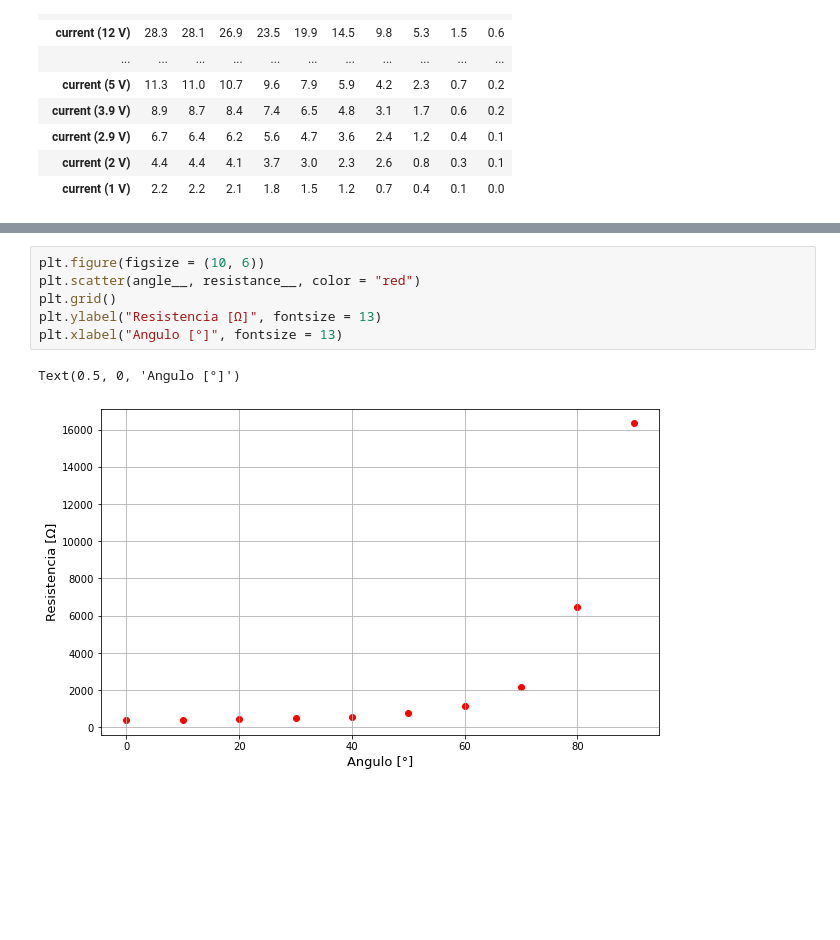
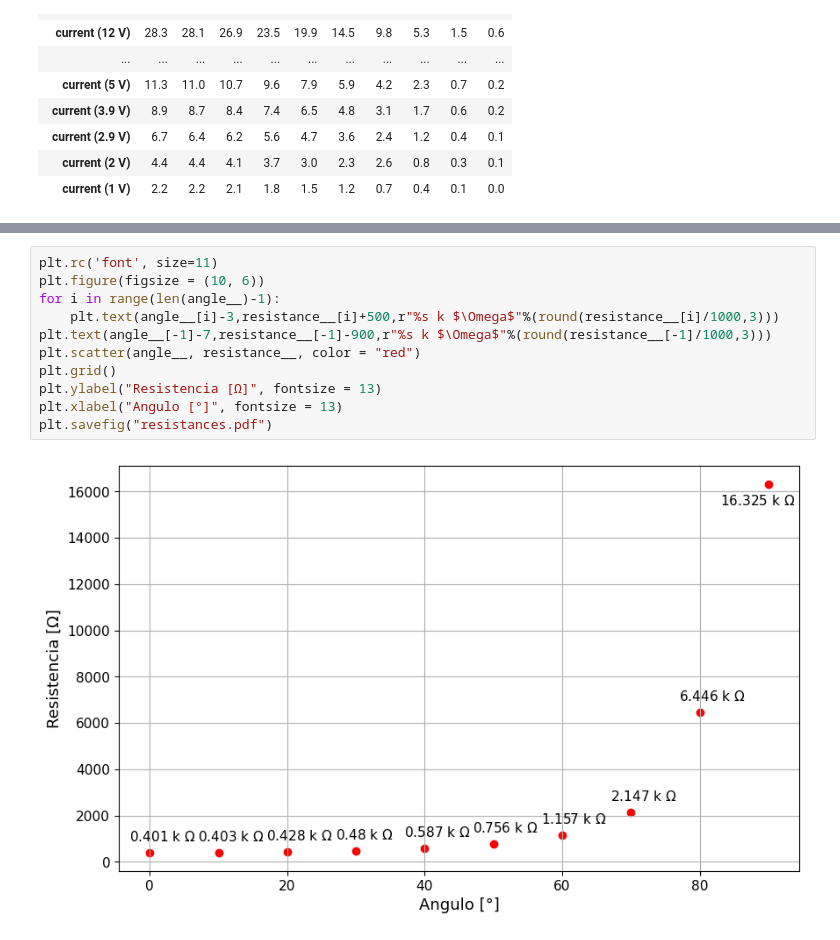
Before and after one commit to jcrojasv1/Physics_Labs, a Jupyter notebook: Modern_Phy_Lab/12 Fotoconductividad/Photoconductivity - All.ipynb, the cells around one changed output, grey strips where cells are left out. Saved outputs shown, nothing was run; the diff lists cells and outputs as text; blank space fills up the shorter version.

```diff
--- a/Modern_Phy_Lab/12 Fotoconductividad/Photoconductivity - All.ipynb
+++ b/Modern_Phy_Lab/12 Fotoconductividad/Photoconductivity - All.ipynb
@@ -140,9 +140,13 @@ Text(0.5, 0, 'Voltage [V]')
 # %%
+plt.rc('font', size=11)
 plt.figure(figsize = (10, 6))
+for i in range(len(angle__)-1):
+    plt.text(angle__[i]-3,resistance__[i]+500,r"%s k $\Omega$"%(round(resistance__[i]/1000,3)))
+plt.text(angle__[-1]-7,resistance__[-1]-900,r"%s k $\Omega$"%(round(resistance__[-1]/1000,3)))
 plt.scatter(angle__, resistance__, color = "red")
 plt.grid()
 plt.ylabel("Resistencia [Ω]", fontsize = 13)
 plt.xlabel("Angulo [°]", fontsize = 13)
+plt.savefig("resistances.pdf")
 # %% [output]
-Text(0.5, 0, 'Angulo [°]')
-[figure, old version]
+[figure, new version]
```
Also changed, not shown: parts of 4 cells of this notebook, 14 other files.
